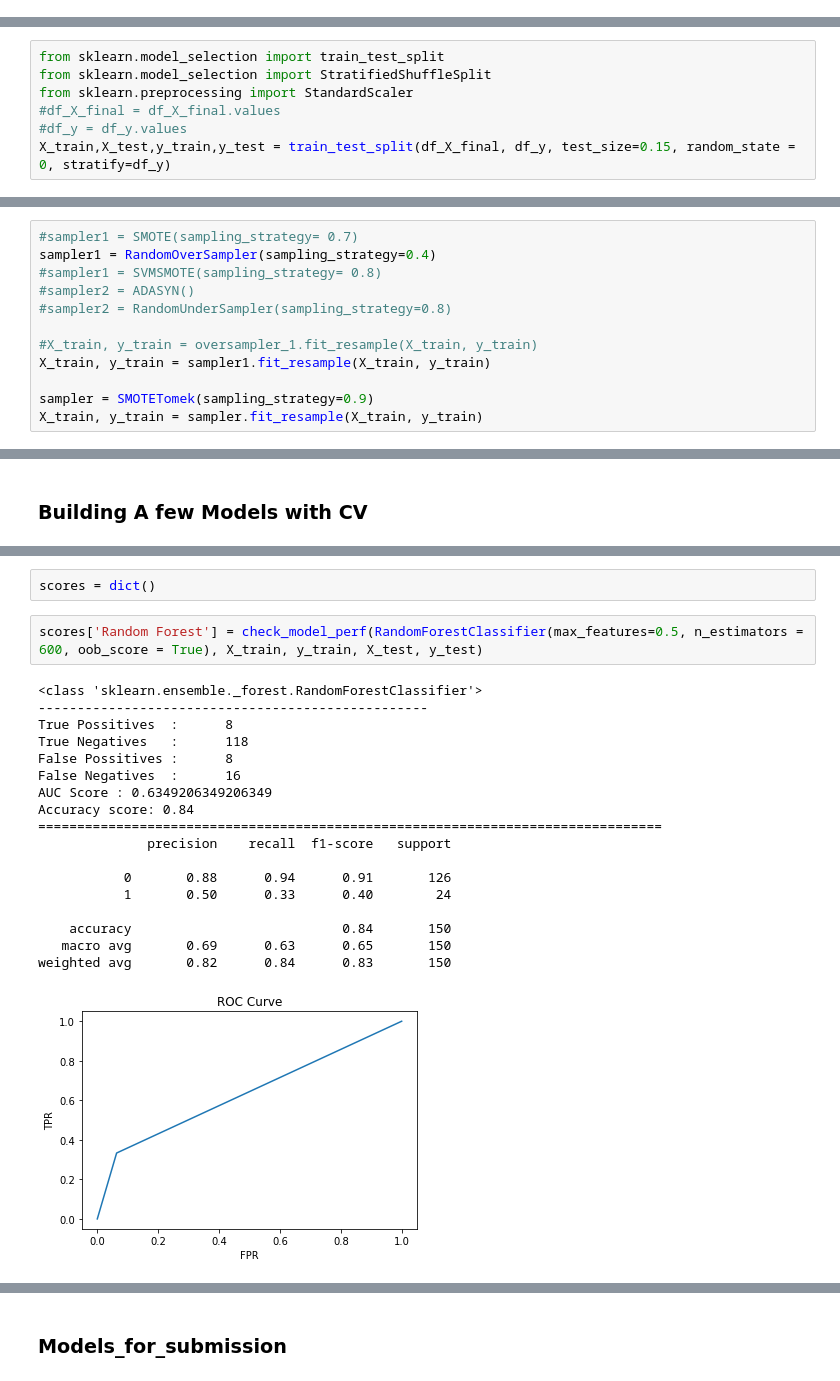
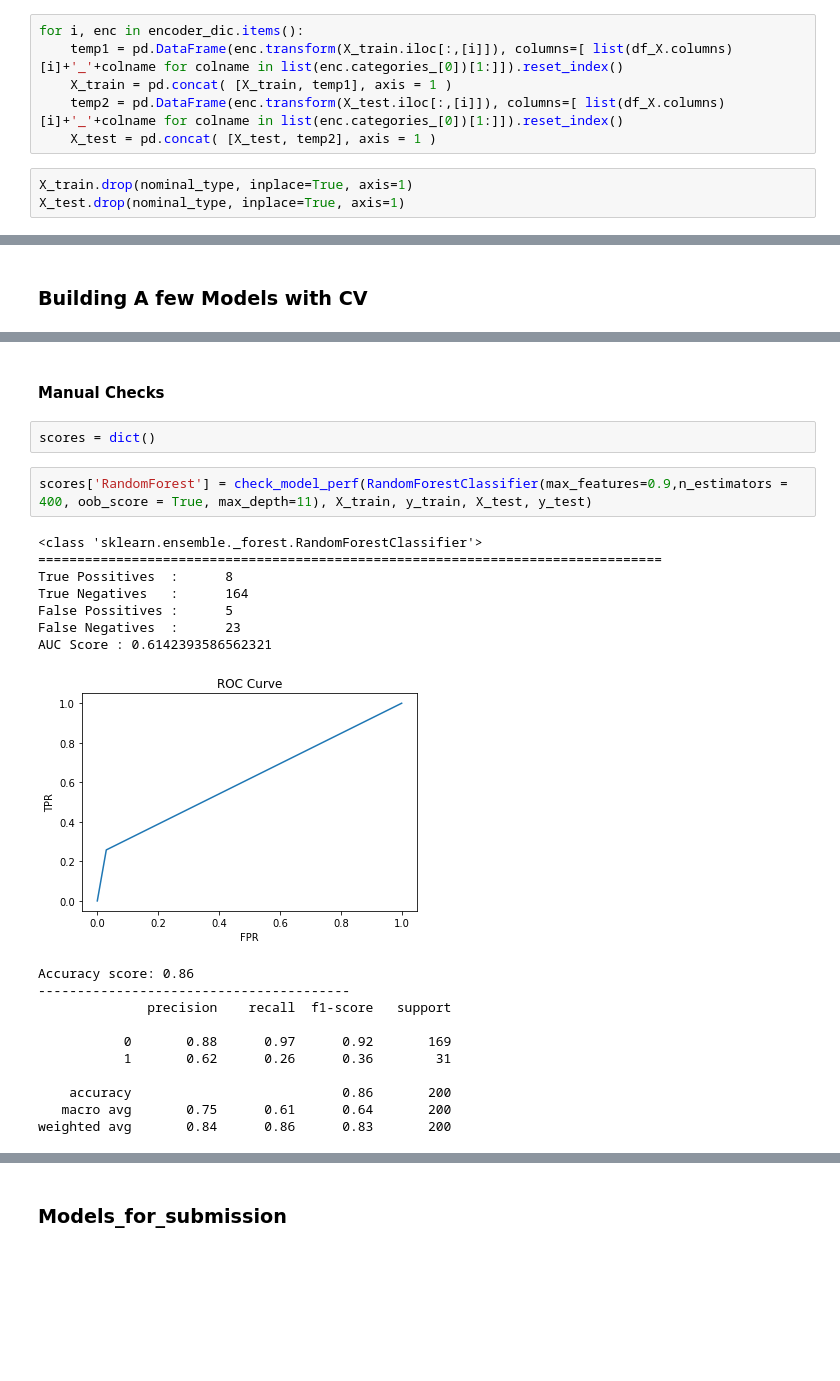
Before and after one commit to falcolf/Employee_Attrition, a Jupyter notebook: Model_Building.ipynb, the cells around one changed output, grey strips where cells are left out. Cells and saved outputs as stored; diff of their text form; blank space fills up the shorter version.

```diff
--- a/Model_Building.ipynb
+++ b/Model_Building.ipynb
@@ -132,0 +250,9 @@ final_cols = df_X_final.columns.values
+# %%
+for i, enc in encoder_dic.items():
+    temp1 = pd.DataFrame(enc.transform(X_train.iloc[:,[i]]), columns=[ list(df_X.columns)[i]+'_'+colname for colname in list(enc.categories_[0])[1:]]).reset_index()
+    X_train = pd.concat( [X_train, temp1], axis = 1 )
+    temp2 = pd.DataFrame(enc.transform(X_test.iloc[:,[i]]), columns=[ list(df_X.columns)[i]+'_'+colname for colname in list(enc.categories_[0])[1:]]).reset_index()
+    X_test = pd.concat( [X_test, temp2], axis = 1 )
+# %%
+X_train.drop(nominal_type, inplace=True, axis=1)
+X_test.drop(nominal_type, inplace=True, axis=1)
@@ -135,13 +276,6 @@ sns.countplot(df_y.Attrition)
 # %% [output]
 <matplotlib.axes._subplots.AxesSubplot at 0x...>
 [figure]
-# %%
-from sklearn.model_selection import train_test_split
-from sklearn.model_selection import StratifiedShuffleSplit
-from sklearn.preprocessing import StandardScaler
-#df_X_final = df_X_final.values
-#df_y = df_y.values
-X_train,X_test,y_train,y_test = train_test_split(df_X_final, df_y, test_size=0.15, random_state = 0, stratify=df_y)
 # %%
 sns.countplot(y_train.Attrition)
 # %% [output]
@@ -163,12 +291,0 @@ Using TensorFlow backend.
-# %%
-#sampler1 = SMOTE(sampling_strategy= 0.7)
-sampler1 = RandomOverSampler(sampling_strategy=0.4)
-#sampler1 = SVMSMOTE(sampling_strategy= 0.8)
-#sampler2 = ADASYN()
-#sampler2 = RandomUnderSampler(sampling_strategy=0.8)
-
-#X_train, y_train = oversampler_1.fit_resample(X_train, y_train)
-X_train, y_train = sampler1.fit_resample(X_train, y_train)
-
-sampler = SMOTETomek(sampling_strategy=0.9)
-X_train, y_train = sampler.fit_resample(X_train, y_train)
@@ -286,24 +471,26 @@ def check_model_perf(model, X_train, y_train, X_test, y_test):
+# %% [markdown]
+#### Manual Checks
 # %%
 scores = dict()
 # %%
-scores['Random Forest'] = check_model_perf(RandomForestClassifier(max_features=0.5, n_estimators = 600, oob_score = True), X_train, y_train, X_test, y_test)
+scores['RandomForest'] = check_model_perf(RandomForestClassifier(max_features=0.9,n_estimators = 400, oob_score = True, max_depth=11), X_train, y_train, X_test, y_test)
 # %% [output]
 <class 'sklearn.ensemble._forest.RandomForestClassifier'>
---------------------------------------------------
+================================================================================
 True Possitives  :      8
-True Negatives   :      118
-False Possitives :      8
-False Negatives  :      16
-AUC Score : 0.6349206349206349
-Accuracy score: 0.84
-================================================================================
-              precision    recall  f1-score   support
-
-           0       0.88      0.94      0.91       126
-           1       0.50      0.33      0.40        24
-
-    accuracy                           0.84       150
-   macro avg       0.69      0.63      0.65       150
-weighted avg       0.82      0.84      0.83       150
+True Negatives   :      164
+False Possitives :      5
+False Negatives  :      23
+AUC Score : 0.6142393586562321
-[figure, old version]
+[figure, new version]
+Accuracy score: 0.86
+----------------------------------------
+              precision    recall  f1-score   support
+
+           0       0.88      0.97      0.92       169
+           1       0.62      0.26      0.36        31
+
+    accuracy                           0.86       200
+   macro avg       0.75      0.61      0.64       200
+weighted avg       0.84      0.86      0.83       200
 # %%
```
Also changed, not shown: parts of 50 cells of this notebook, 1 other file.
